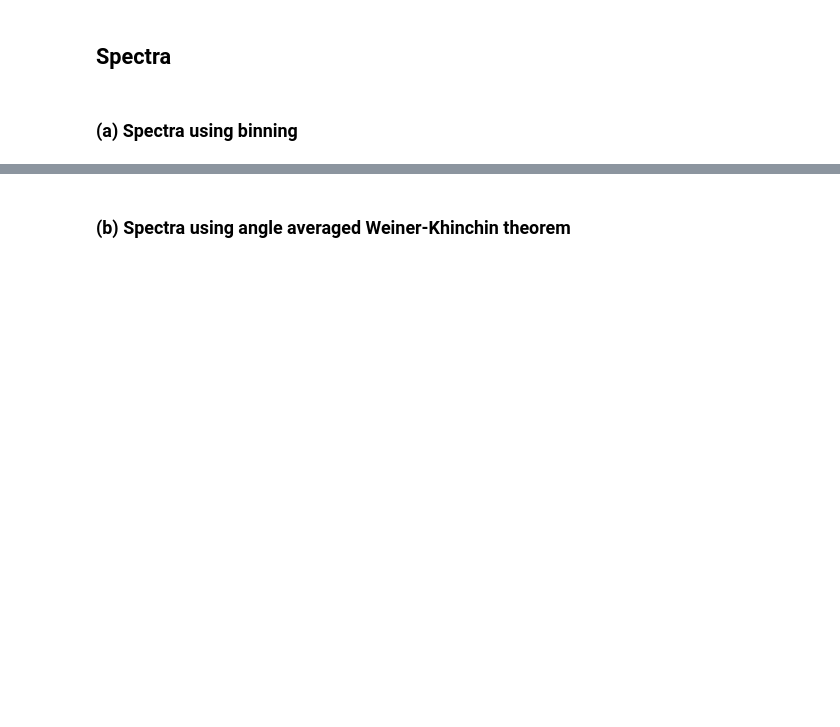
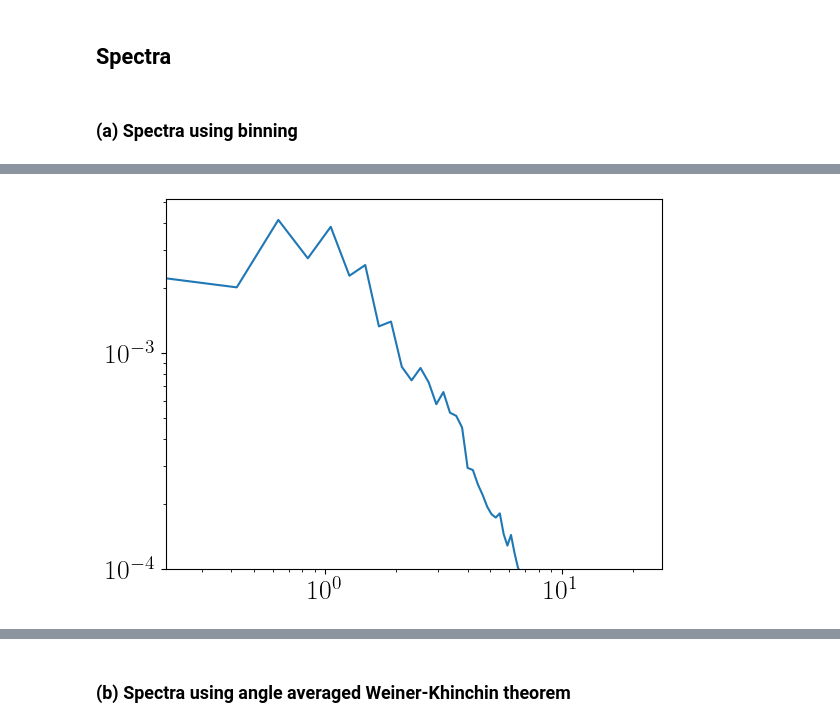
Before and after one commit to sachinrawat2207/quTARANGm, a Jupyter notebook: postprocessing/plot_spectra.ipynb, the cells around one changed output, grey strips where cells are left out. Cells and saved outputs as stored; diff of their text form; code cells hidden in the pictures; blank space fills up the shorter version.

```diff
--- a/postprocessing/plot_spectra.ipynb
+++ b/postprocessing/plot_spectra.ipynb
@@ -26,7 +28,11 @@ plt.savefig(S.op/"compspec_bin.jpeg", dpi=300, bbox_inches='tight') # save data
 # %%
 plt.loglog(k, kei_spec)
-plt.ylim(bottom = 1e-6)
+plt.ylim(bottom = 1e-4)
+plt.xlim([k[0],k[-1]])
+
 plt.savefig(S.op/"incompspec_bin.jpeg", dpi=300, bbox_inches='tight')# save data to the postprocesing folder in output directory
+# %% [output]
+[figure, added]
 # %%
 #Parspec Using Binning
 k, parspec = S.par_spec(Ti = 0)
```
Also changed, not shown: parts of 10 cells of this notebook, 4 other files.
